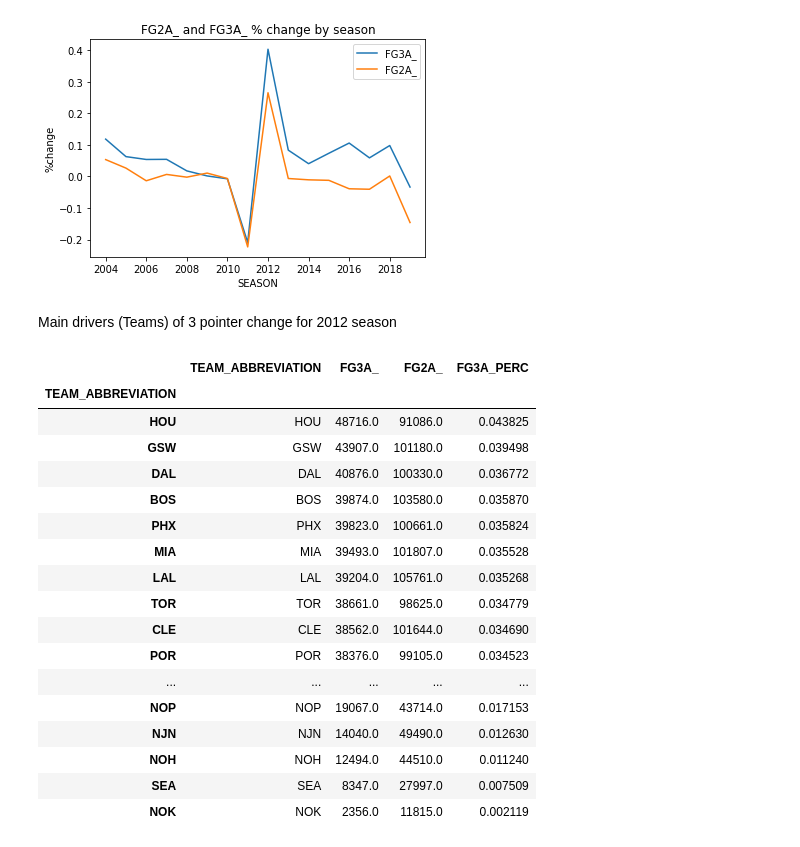
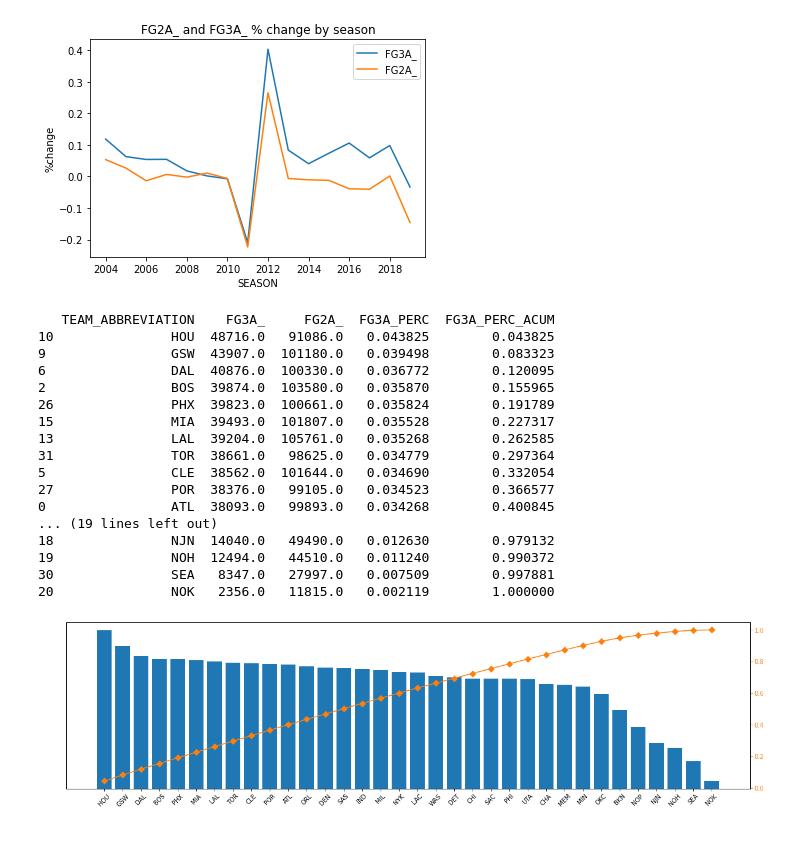
Before and after one commit to camiloms10/NBA_project, a Jupyter notebook: NBA_analysis.ipynb, the cells around one changed output. Saved outputs shown, nothing was run; the diff lists cells and outputs as text; code cells hidden in the pictures.

Commit message:
Se genera grafico de pareto para principales equipos y jugadores con mayor cantidad de intentos de 3 puntos (main drivers) del cambio en la NBA

```diff
--- a/NBA_analysis.ipynb
+++ b/NBA_analysis.ipynb
@@ -267,34 +267,40 @@ SEASON
 2019   -0.025211 -0.033723 -0.137125 -0.146092  0.008810  0.010501
 <AxesSubplot:title={'center':'FG2A_ and FG3A_ % change by season'}, xlabel='SEASON', ylabel='%change'>
 [figure]
-# %% [markdown]
-Main drivers (Teams) of 3 pointer change for 2012 season
 # %%
 df5 = df.loc[df['SEASON'] == 2012]
 df5 = df.groupby(["TEAM_ABBREVIATION"]).agg(FG3A_=('FG3A','sum'),FG2A_=('FG2A_','sum')).reset_index()
-df6 = df.groupby(["TEAM_ABBREVIATION","PLAYER_NAME"]).agg(FG3A_=('FG3A','sum'),FG2A_=('FG2A_','sum')).reset_index()
 df5 = df5.sort_values(by='FG3A_', ascending=False)
 df5['FG3A_'] = df5['FG3A_'].astype(float)
 df5['FG3A_PERC'] = (df5['FG3A_'] / df5['FG3A_'].sum())
-df5.index = df5['TEAM_ABBREVIATION']
-df5
-#print(df6.sort_values(by='FG3A_', ascending=False))
+df5["FG3A_PERC_ACUM"]=df5["FG3A_PERC"].cumsum()
+print(df5)
+
+fig, ax = plt.subplots(figsize=(20,5))
+ax.bar(df5["TEAM_ABBREVIATION"], df5['FG3A_'], color="C0")
+ax2 = ax.twinx()
+ax2.plot(df5["TEAM_ABBREVIATION"], df5["FG3A_PERC_ACUM"], color="C1", marker="D", ms=7)
+ax.tick_params(axis="y", colors="white")
+ax2.tick_params(axis="y", colors="C1")
+for tick in ax.get_xticklabels():
+    tick.set_rotation(45)
+plt.show()
 # %% [output]
-|  | TEAM_ABBREVIATION | FG3A_ | FG2A_ | FG3A_PERC |
-| TEAM_ABBREVIATION |  |  |  |  |
-| HOU | HOU | 48716.0 | 91086.0 | 0.043825 |
-| GSW | GSW | 43907.0 | 101180.0 | 0.039498 |
-| DAL | DAL | 40876.0 | 100330.0 | 0.036772 |
-| BOS | BOS | 39874.0 | 103580.0 | 0.035870 |
-| PHX | PHX | 39823.0 | 100661.0 | 0.035824 |
-| MIA | MIA | 39493.0 | 101807.0 | 0.035528 |
-| LAL | LAL | 39204.0 | 105761.0 | 0.035268 |
-| TOR | TOR | 38661.0 | 98625.0 | 0.034779 |
-| CLE | CLE | 38562.0 | 101644.0 | 0.034690 |
-| POR | POR | 38376.0 | 99105.0 | 0.034523 |
-| ... | ... | ... | ... | ... |
-| NOP | NOP | 19067.0 | 43714.0 | 0.017153 |
-| NJN | NJN | 14040.0 | 49490.0 | 0.012630 |
-| NOH | NOH | 12494.0 | 44510.0 | 0.011240 |
-| SEA | SEA | 8347.0 | 27997.0 | 0.007509 |
-| NOK | NOK | 2356.0 | 11815.0 | 0.002119 |
+   TEAM_ABBREVIATION    FG3A_     FG2A_  FG3A_PERC  FG3A_PERC_ACUM
+10               HOU  48716.0   91086.0   0.043825        0.043825
+9                GSW  43907.0  101180.0   0.039498        0.083323
+6                DAL  40876.0  100330.0   0.036772        0.120095
+2                BOS  39874.0  103580.0   0.035870        0.155965
+26               PHX  39823.0  100661.0   0.035824        0.191789
+15               MIA  39493.0  101807.0   0.035528        0.227317
+13               LAL  39204.0  105761.0   0.035268        0.262585
+31               TOR  38661.0   98625.0   0.034779        0.297364
+5                CLE  38562.0  101644.0   0.034690        0.332054
+27               POR  38376.0   99105.0   0.034523        0.366577
+0                ATL  38093.0   99893.0   0.034268        0.400845
+... (19 lines left out)
+18               NJN  14040.0   49490.0   0.012630        0.979132
+19               NOH  12494.0   44510.0   0.011240        0.990372
+30               SEA   8347.0   27997.0   0.007509        0.997881
+20               NOK   2356.0   11815.0   0.002119        1.000000
+[figure, added]
```
Also changed, not shown: parts of 2 cells of this notebook.
